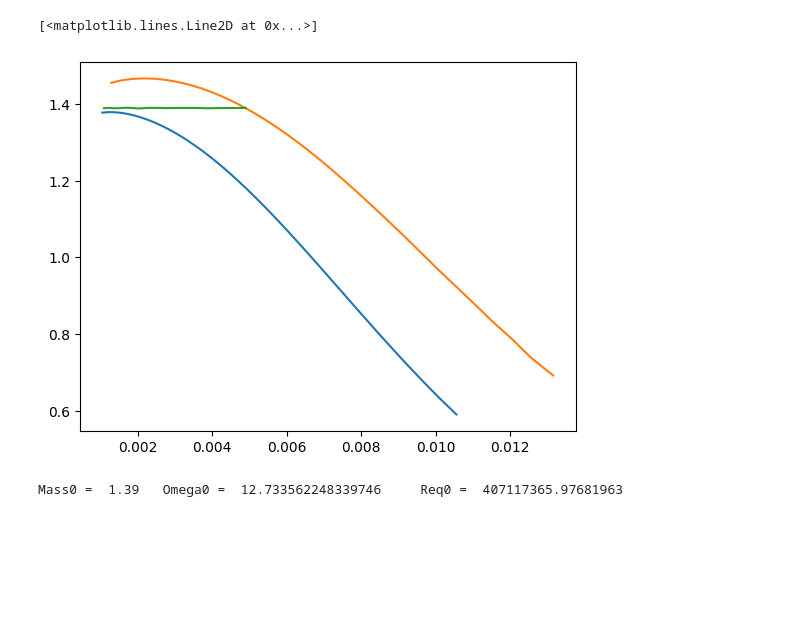
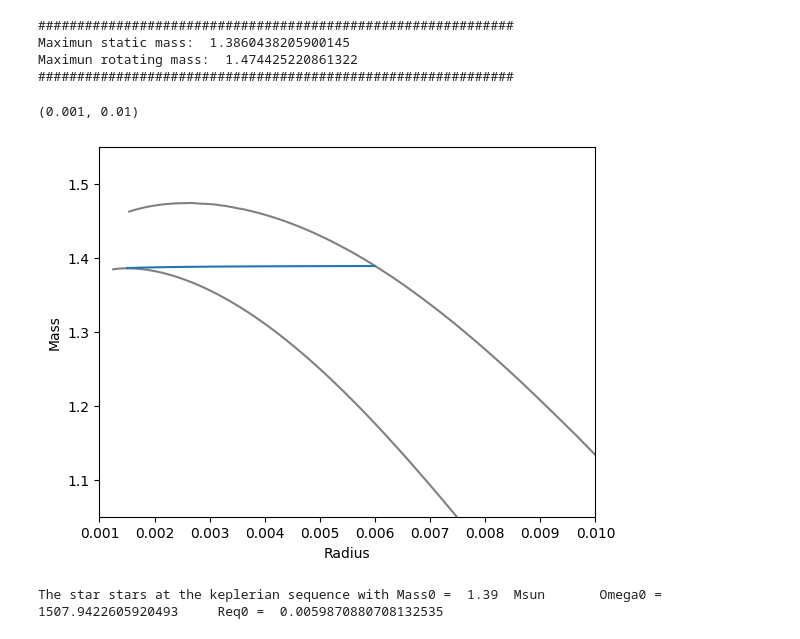
Before and after one commit to lauramb8909/WhiteDwarf, a Jupyter notebook: Untitled.ipynb, the cells around one changed output. Cells and saved outputs as stored; diff of their text form; code cells hidden in the pictures; blank space fills up the shorter version.

```diff
--- a/Untitled.ipynb
+++ b/Untitled.ipynb
@@ -27,30 +151,74 @@ rhobeta=np.log10(3.9e10)
 # %%
 #---read keplerian and static sequence-----
-file_kep = "KepSeqWD_RMTF_3.dat"
+file_kep = "MR_Relation/KepSeqWD_RMTF_mpl3.dat"
 rhowd_kep,pwd_kep,Mstawd_kep,Rstawd_kep,Mrotwd_kep,Rrotwd_kep,Jwd_kep,Omegawd_kep = np.loadtxt(file_kep,usecols=(0,1,2,3,4,5,6,7),unpack=True)
 
+#---read secular instability sequence-----
+file_SecInst = "MR_Relation/Secular_Instability_mpl.dat"
+rhowd_seq,pwd_seq,Mstawd_seq,Rstawd_seq,Mrotwd_seq,Rrotwd_seq,Jwd_seq,Omegawd_seq,Qwd_seq,Omegakwd_seq=np.loadtxt(file_SecInst,usecols=(0,1,2,3,4,5,6,7,8,9),unpack=True)
+
+Mmax_sta = Mstawd_kep.max()
+Mmax_rot = Mrotwd_kep.max()
+
+i = 0
+for rhoi in rhowd_seq:
+    if rhoi>rhobeta:
+        NNseq = i
+        break;
+    else:
+        NNseq = 0
+    i+=1
+
+MMseq = Mrotwd_seq[NNseq]*Mdim
+
+print("#############################################################")
+print("Maximun static mass: ", Mmax_sta*Mdim )
+print("Maximun rotating mass: ", Mmax_rot*Mdim )
+print("#############################################################")
+
 #----read constant mass sequence--------------------
-file_m = "ConstMass_139.dat"
-rhowd,pwd,Mstawd,Rstawd,Mrotwd,Rrotwd,Jwd,Omegawd,Qwd,Omegakwd=np.loadtxt(file_m,usecols=(0,1,2,3,4,5,6,7,8,9),unpack=True)
+file_m = "ConstMass_kuantay_139_2.dat"
+rhowd,pwd,Mstawd,Rstawd,Mrotwd,Rrotwd_eq,Rrotwd_pol,Jwd,Omegawd,Qwd,Omegakwd=np.loadtxt(file_m,usecols=(0,1,2,3,4,5,6,7,8,9,10),unpack=True)
+
+Reqwd = (1.0/3.0)*(Rrotwd_pol + 2.0*Rrotwd_eq)
+# %% [output]
+#############################################################
+Maximun static mass:  1.3860438205900145
+Maximun rotating mass:  1.474425220861322
+#############################################################
 # %%
-plt.plot(Rstawd_kep, Mdim*Mstawd_kep)
-plt.plot(Rrotwd_kep, Mdim*Mrotwd_kep)
+plt.plot(Rstawd_kep*Rdim/Rsun, Mdim*Mstawd_kep, color="gray")
+plt.plot(Rrotwd_kep*Rdim/Rsun, Mdim*Mrotwd_kep, color="gray")
+#plt.plot(Rrotwd_seq*Rdim/Rsun, Mdim*Mrotwd_seq)
 
-plt.plot(Rrotwd, Mrotwd*Mdim)
+plt.plot(Rrotwd*Rdim/Rsun, Mrotwd*Mdim)
+
+plt.xlabel("Radius")
+plt.ylabel("Mass")
+
+plt.ylim(1.05,1.55)
+plt.xlim(0.001,0.01)
 # %% [output]
-[<matplotlib.lines.Line2D at 0x...>]
+(0.001, 0.01)
-[figure, old version]
+[figure, new version]
 # %%
 Masswd0 = 1.39
-Kep_Omega = interp1d( Mrotwd_kep*Mdim , Omegawd_kep ,kind='cubic' )
-Kep_Req=interp1d( Mrotwd_kep*Mdim ,  Rrotwd_kep, kind='cubic' )
-Kep_j=interp1d( Mrotwd_kep*Mdim ,  Jwd_kep , kind='cubic' )
 
-Omegawd_0= Kep_Omega(Masswd0)
-Reqwd_0= Kep_Req(Masswd0)
-jwd_0 = Kep_j(Masswd0)
+Kep_Omega = interp1d( Mrotwd_kep*Mdim , Omegawd_kep )
+Kep_Req   = interp1d( Mrotwd_kep*Mdim ,  Rrotwd_kep )
+Kep_j     = interp1d( Mrotwd_kep*Mdim ,  Jwd_kep/JJdim )
 
+Omegawd_0 = Kep_Omega(Masswd0)
+Reqwd_0   = Kep_Req(Masswd0)
+jwd_0     = Kep_j(Masswd0)
 
-print("Mass0 = ", Masswd0, "\tOmega0 = ", Omegawd_0*Rdim/c, "\t Req0 = ", Reqwd_0*Rdim)
+print("The star stars at the keplerian sequence with Mass0 = ", Masswd0, " Msun \tOmega0 = ", Omegawd_0*Rdim/c, " \t Req0 = ", Reqwd_0*Rdim/Rsun)
+
+Req_j    = interp1d( Jwd / JJdim ,  Rrotwd / Reqwd_0 , kind='linear' ) # Radius as function of angular momentum
+Omega_j  = interp1d( Jwd / JJdim , Omegawd / Omegawd_0,kind='linear' ) # Angular velocity as function of angular momentum
+rho_j    = interp1d( Jwd / JJdim , rhowd ,kind='linear' )              # central density as function of angular momentum
+
+DrhoDj_dats = fit_derivative( Jwd / JJdim , rhowd )
+Drho_dj     = interp1d( Jwd / JJdim , DrhoDj_dats ,kind='linear' ) # Derivative of density
 # %% [output]
-Mass0 =  1.39   Omega0 =  12.733562248339746     Req0 =  407117365.97681963
+The star stars at the keplerian sequence with Mass0 =  1.39  Msun       Omega0 =  1507.9422605920493     Req0 =  0.0059870880708132535
```
Also changed, not shown: parts of 14 cells of this notebook, 20 other files.
